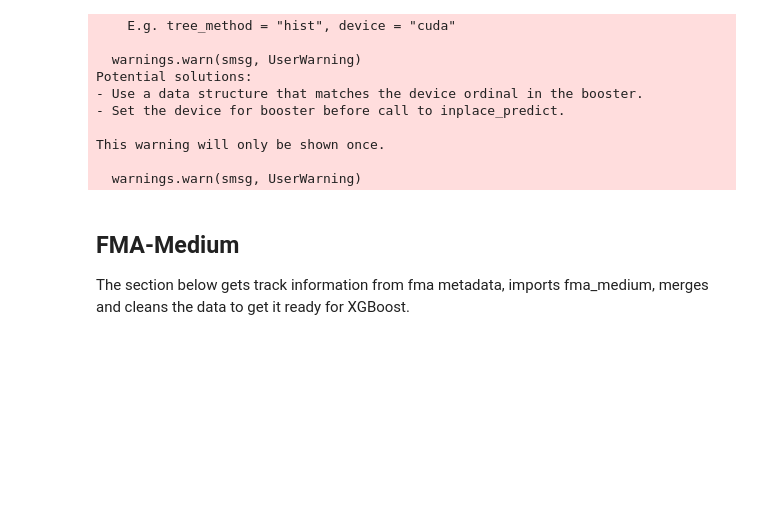
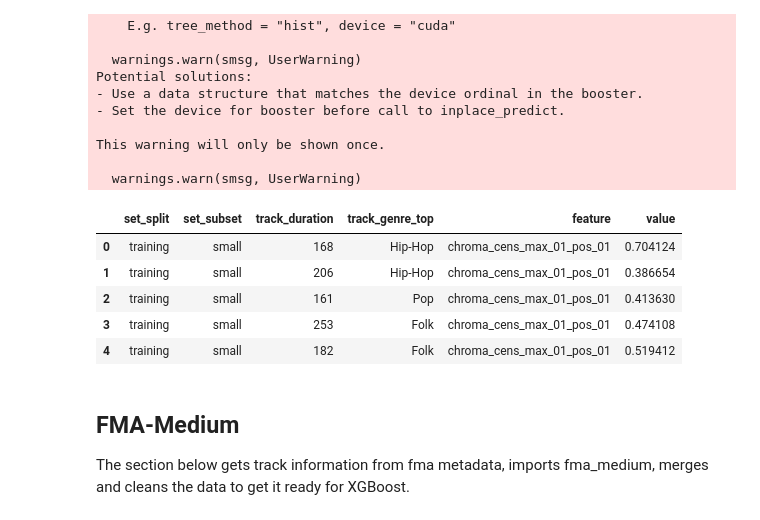
Before and after one commit to allispaul/audiobot, a Jupyter notebook: AG_fmasmall_XGBoost.ipynb, the cells around one changed output. Cells and saved outputs as stored; diff of their text form; code cells hidden in the pictures; blank space fills up the shorter version.

```diff
--- a/AG_fmasmall_XGBoost.ipynb
+++ b/AG_fmasmall_XGBoost.ipynb
@@ -140,6 +199,17 @@ Potential solutions:
 This warning will only be shown once.
 
   warnings.warn(smsg, UserWarning)
+# %%
+id_vars = ["set_split","set_subset","track_duration","track_genre_top"]
+fma_small_long = fma_small_full.melt(id_vars=id_vars, var_name="feature", value_name="value")
+fma_small_long.head()
+# %% [output]
+|  | set_split | set_subset | track_duration | track_genre_top | feature | value |
+| 0 | training | small | 168 | Hip-Hop | chroma_cens_max_01_pos_01 | 0.704124 |
+| 1 | training | small | 206 | Hip-Hop | chroma_cens_max_01_pos_01 | 0.386654 |
+| 2 | training | small | 161 | Pop | chroma_cens_max_01_pos_01 | 0.413630 |
+| 3 | training | small | 253 | Folk | chroma_cens_max_01_pos_01 | 0.474108 |
+| 4 | training | small | 182 | Folk | chroma_cens_max_01_pos_01 | 0.519412 |
 # %% [markdown]
 ## FMA-Medium
 
```
Also changed, not shown: parts of 11 cells of this notebook.
